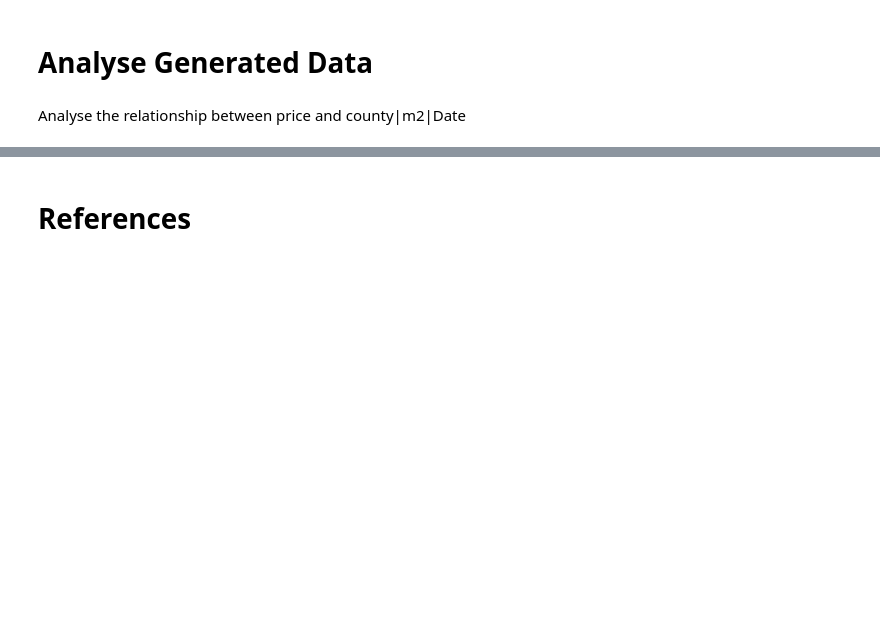
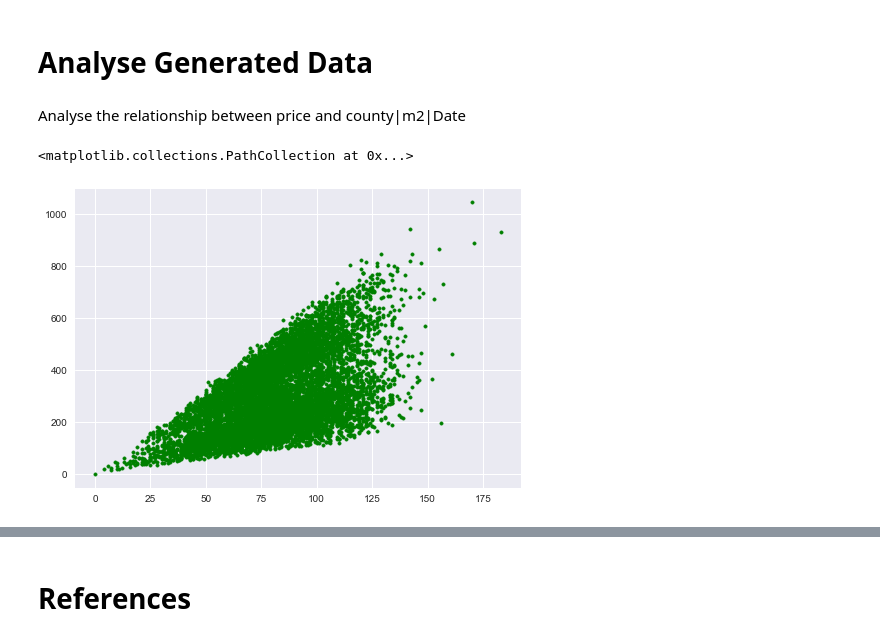
Before and after one commit to cian-gmit-da2020/prog-fun-project, a Jupyter notebook: new-main.ipynb, the cells around one changed output, grey strips where cells are left out. Cells and saved outputs as stored; diff of their text form; code cells hidden in the pictures; blank space fills up the shorter version.

```diff
--- a/new-main.ipynb
+++ b/new-main.ipynb
@@ -179,7 +160,7 @@ yearMedian["Pct Change"].mean()
 # %%
 sample = pd.DataFrame(columns=["Date", "County", "m_Squared", "Price"])
 
-rng = np.random.default_rng()
+rng = np.random.default_rng(12345)
 
 sample["County"]= rng.choice(countyCount.index, p=countyCount.values, size=10000)
 
@@ -273,3 +254,5 @@ for i in sample["m_Squared"]:
     price = i * avgPerM
 
     msquarePrice.append(price)
+# %%
+noise = rng.normal(1, .05, size=len(sample))
@@ -278,10 +269,10 @@ medRatio = np.asarray(medRatio)
 growth = np.asarray(growth)
 msquarePrice = np.asarray(msquarePrice)
 
-price = medRatio*growth*msquarePrice
+price = medRatio*growth*msquarePrice*noise
 # %%
 sample["Price"] = price
-sample["Price"] = sample["Price"].round()
+sample["Price"] = sample["Price"].round().astype(int)
 # %%
 print(sample.head())
 # %% [output]
@@ -295,3 +286,8 @@ print(sample.head())
 # Analyse Generated Data
 # %% [markdown]
 Analyse the relationship between price and county|m2|Date
+# %%
+plt.scatter(sample["m_Squared"], sample["Price"]/1000, marker=".", color="g")
+# %% [output]
+<matplotlib.collections.PathCollection at 0x...>
+[figure, added]
```
Also changed, not shown: parts of 38 cells of this notebook.
